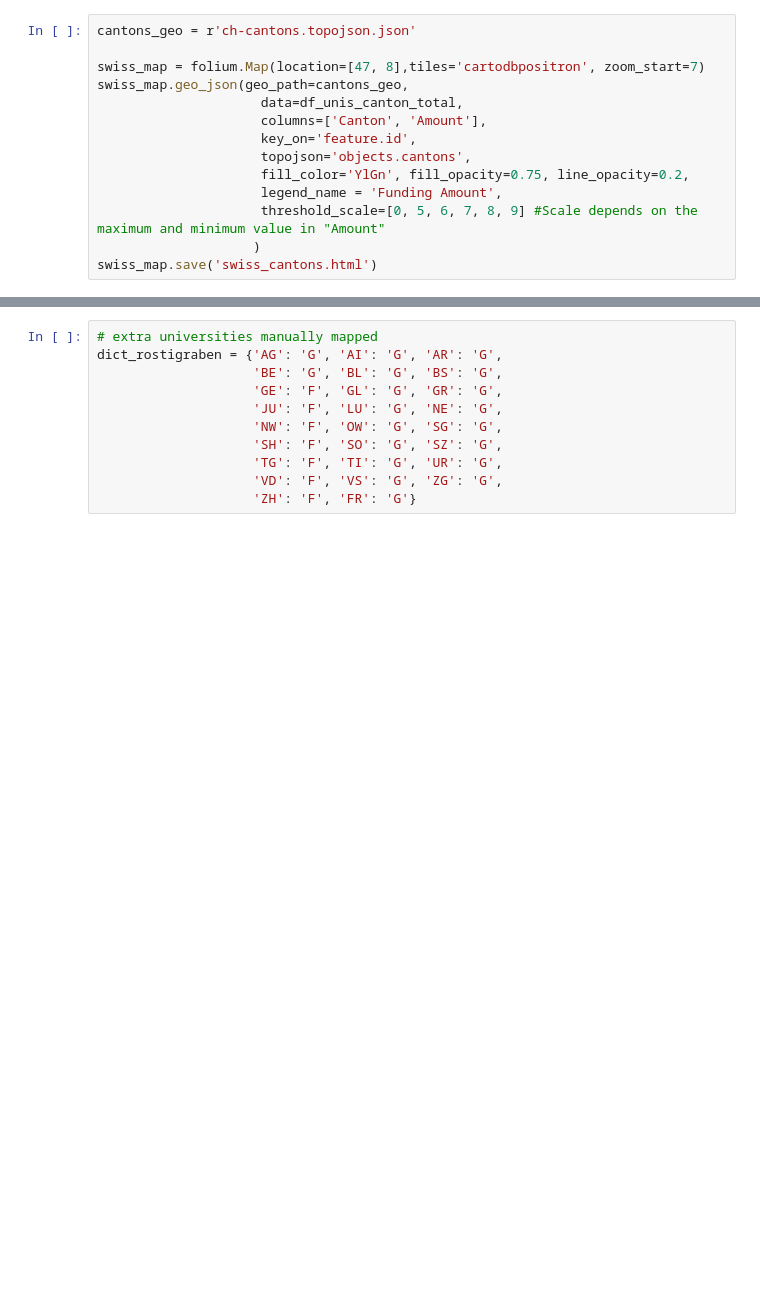
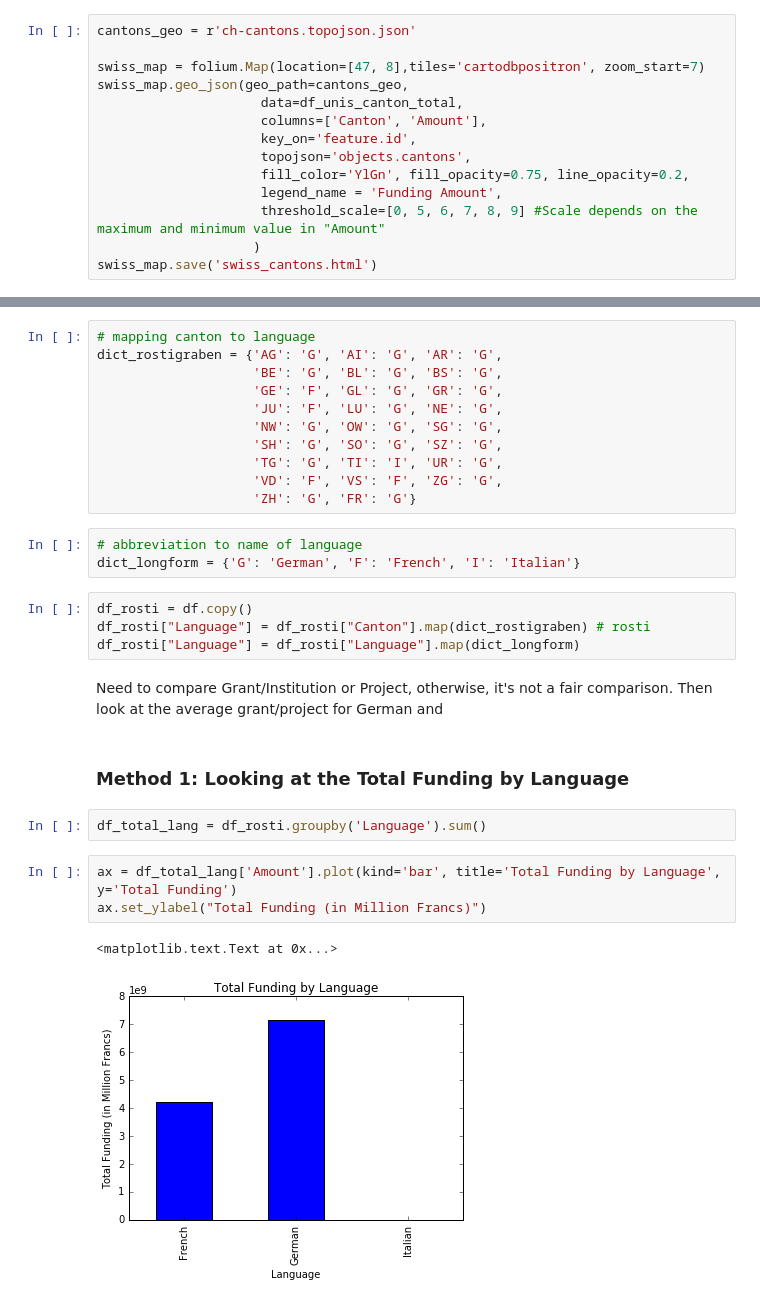
Before and after one commit to kirtanp/ADA-EPFL-2016, a Jupyter notebook: Lab3/choropleth-complete_Map.ipynb, the cells around one changed output, grey strips where cells are left out. Cells and saved outputs as stored; diff of their text form; blank space fills up the shorter version.

```diff
--- a/Lab3/choropleth-complete_Map.ipynb
+++ b/Lab3/choropleth-complete_Map.ipynb
@@ -393,11 +475,31 @@ array(['AG', 'AI', 'AR', 'BE', 'BL', 'BS', 'FR', 'GE', 'GL', 'GR', 'JU',
 # %%
-# extra universities manually mapped
+# mapping canton to language
 dict_rostigraben = {'AG': 'G', 'AI': 'G', 'AR': 'G',
                     'BE': 'G', 'BL': 'G', 'BS': 'G',
                     'GE': 'F', 'GL': 'G', 'GR': 'G',
                     'JU': 'F', 'LU': 'G', 'NE': 'G',
-                    'NW': 'F', 'OW': 'G', 'SG': 'G',
-                    'SH': 'F', 'SO': 'G', 'SZ': 'G',
-                    'TG': 'F', 'TI': 'G', 'UR': 'G',
-                    'VD': 'F', 'VS': 'G', 'ZG': 'G',
-                    'ZH': 'F', 'FR': 'G'}
+                    'NW': 'G', 'OW': 'G', 'SG': 'G',
+                    'SH': 'G', 'SO': 'G', 'SZ': 'G',
+                    'TG': 'G', 'TI': 'I', 'UR': 'G',
+                    'VD': 'F', 'VS': 'F', 'ZG': 'G',
+                    'ZH': 'G', 'FR': 'G'}
+# %%
+# abbreviation to name of language
+dict_longform = {'G': 'German', 'F': 'French', 'I': 'Italian'}
+# %%
+df_rosti = df.copy()
+df_rosti["Language"] = df_rosti["Canton"].map(dict_rostigraben) # rosti
+df_rosti["Language"] = df_rosti["Language"].map(dict_longform)
+# %% [markdown]
+Need to compare Grant/Institution or Project, otherwise, it's not a fair comparison.
+Then look at the average grant/project for German and
+# %% [markdown]
+### Method 1: Looking at the Total Funding by Language
+# %%
+df_total_lang = df_rosti.groupby('Language').sum()
+# %%
+ax = df_total_lang['Amount'].plot(kind='bar', title='Total Funding by Language', y='Total Funding')
+ax.set_ylabel("Total Funding (in Million Francs)")
+# %% [output]
+<matplotlib.text.Text at 0x...>
+[figure, added]
```
Also changed, not shown: parts of 34 cells of this notebook, 2 other files.
